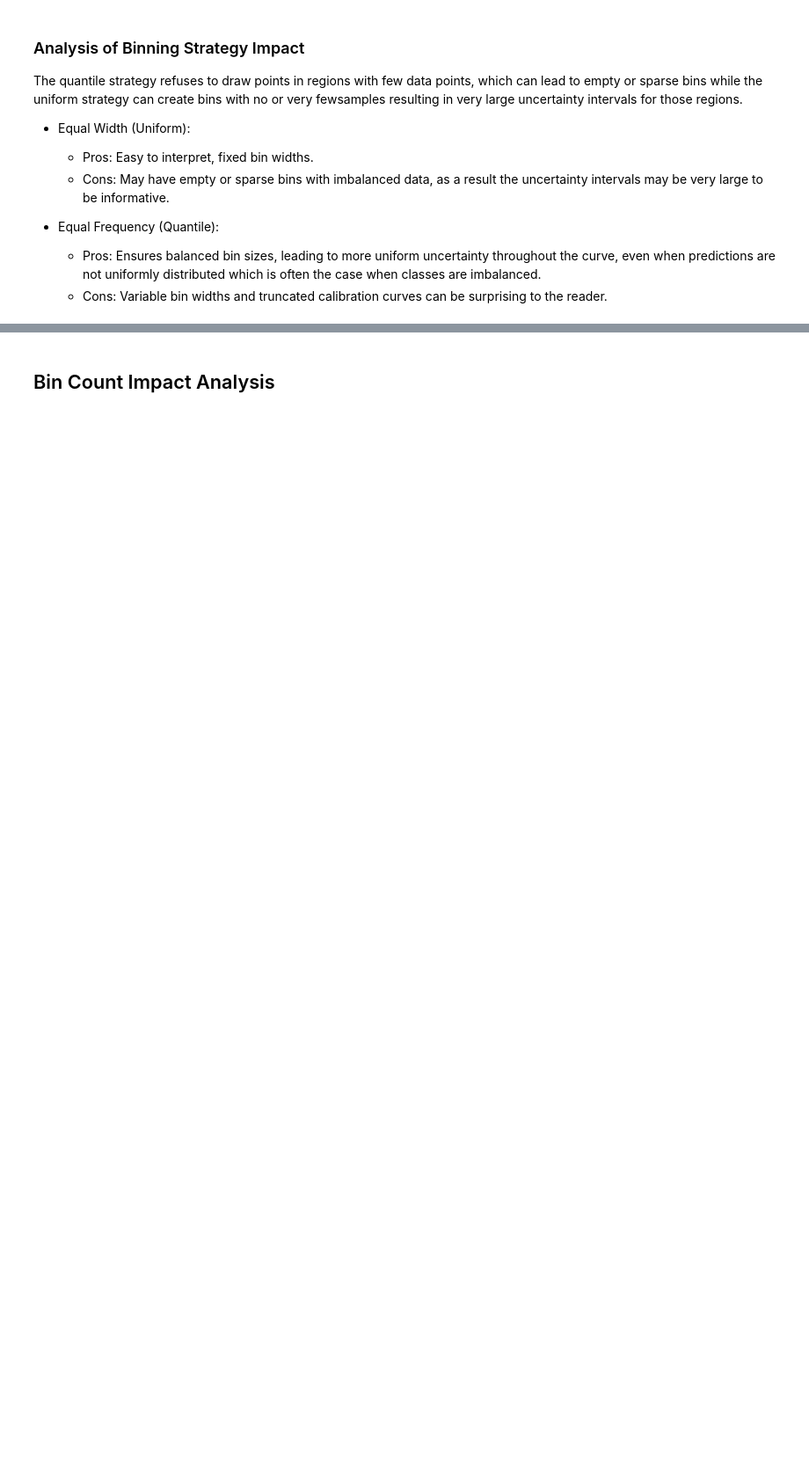
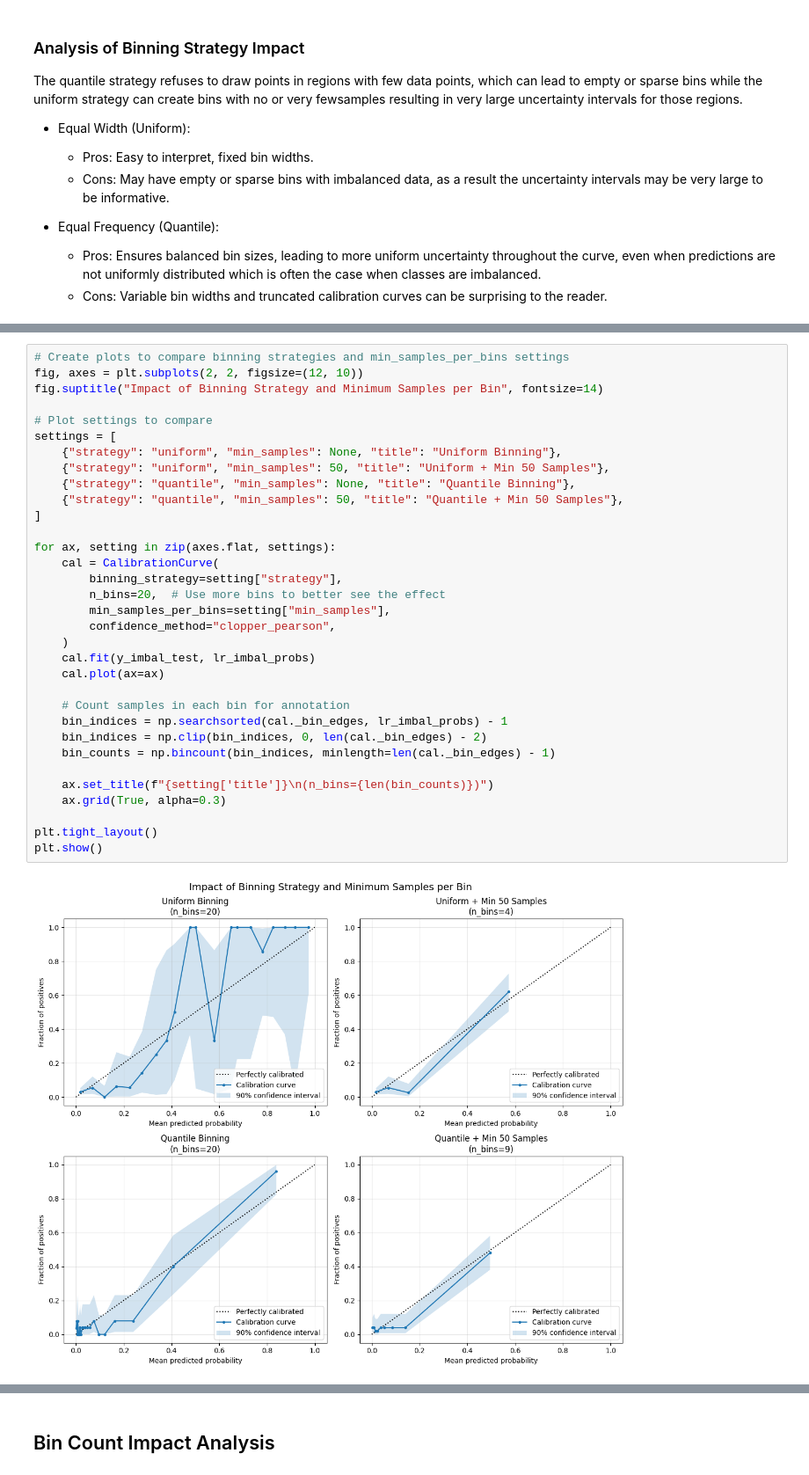
Before and after one commit to ogrisel/calcurve, a Jupyter notebook: examples/calibration_analysis.ipynb, the cells around one changed output, grey strips where cells are left out. Shown at 88% size. Saved outputs shown, nothing was run; the diff lists cells and outputs as text; blank space fills up the shorter version.

```diff
--- a/examples/calibration_analysis.ipynb
+++ b/examples/calibration_analysis.ipynb
@@ -141,0 +151,35 @@ The quantile strategy refuses to draw points in regions with few data points, wh
+# %%
+# Create plots to compare binning strategies and min_samples_per_bins settings
+fig, axes = plt.subplots(2, 2, figsize=(12, 10))
+fig.suptitle("Impact of Binning Strategy and Minimum Samples per Bin", fontsize=14)
+
+# Plot settings to compare
+settings = [
+    {"strategy": "uniform", "min_samples": None, "title": "Uniform Binning"},
+    {"strategy": "uniform", "min_samples": 50, "title": "Uniform + Min 50 Samples"},
+    {"strategy": "quantile", "min_samples": None, "title": "Quantile Binning"},
+    {"strategy": "quantile", "min_samples": 50, "title": "Quantile + Min 50 Samples"},
+]
+
+for ax, setting in zip(axes.flat, settings):
+    cal = CalibrationCurve(
+        binning_strategy=setting["strategy"],
+        n_bins=20,  # Use more bins to better see the effect
+        min_samples_per_bins=setting["min_samples"],
+        confidence_method="clopper_pearson",
+    )
+    cal.fit(y_imbal_test, lr_imbal_probs)
+    cal.plot(ax=ax)
+
+    # Count samples in each bin for annotation
+    bin_indices = np.searchsorted(cal._bin_edges, lr_imbal_probs) - 1
+    bin_indices = np.clip(bin_indices, 0, len(cal._bin_edges) - 2)
+    bin_counts = np.bincount(bin_indices, minlength=len(cal._bin_edges) - 1)
+
+    ax.set_title(f"{setting['title']}\n(n_bins={len(bin_counts)})")
+    ax.grid(True, alpha=0.3)
+
+plt.tight_layout()
+plt.show()
+# %% [output]
+[figure, added]
```
Also changed, not shown: parts of 2 cells of this notebook, 2 other files.
